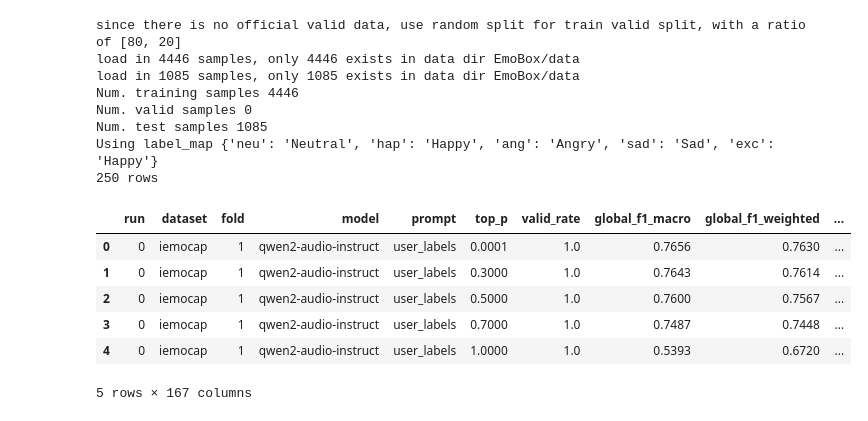
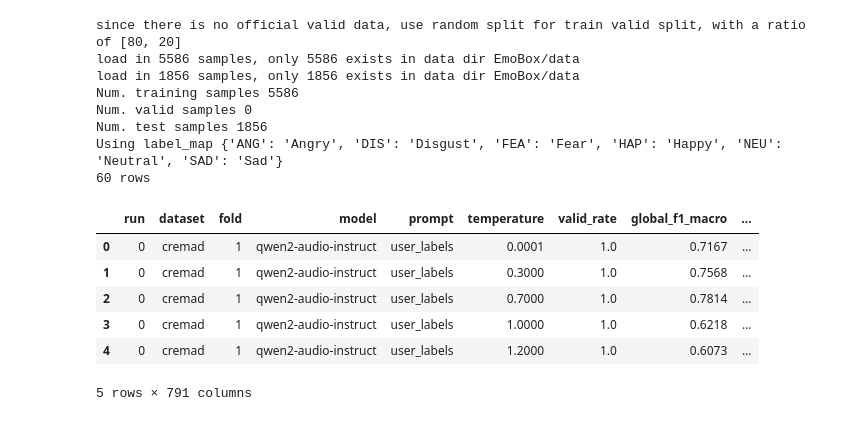
Before and after one commit to links-ads/FairALM-Emotion-Recognition, a Jupyter notebook: notebooks/plot-line-topp-temp.ipynb, the cells around one changed output. Cells and saved outputs as stored; diff of their text form; code cells hidden in the pictures.

```diff
--- a/notebooks/plot-line-topp-temp.ipynb
+++ b/notebooks/plot-line-topp-temp.ipynb
@@ -15,51 +15,51 @@ from mllm_emotion_classifier.utils import (
 )
 from EmoBox.EmoBox import EmoDataset
 # %%
-hparam = 'top_p' # or 'top_p'
+hparam = 'temperature' # or 'top_p'
 assert hparam in ['temperature', 'top_p'], "hparam must be either 'temperature' or 'top_p'"
 
-dataset = 'iemocap'
+dataset = 'cremad'
 fold = None # Set to an integer fold number if needed, else None to aggregate all folds
 sensitive_attr = 'gender' # gender, age, ethnicity, race
 model = 'qwen2-audio-instruct'
 
 metadata_dir = Path('EmoBox/data/')
 dataset_path = metadata_dir / dataset
 n_folds = len([d for d in dataset_path.iterdir() if d.is_dir() and d.name.startswith("fold_")])
 out_dir = Path('outputs') / "temperature_runs" if hparam == 'temperature' else Path('outputs') / "topp_runs"
 
 test = EmoDataset(dataset, './', metadata_dir, fold=1, split="test")
 emotions = set(test.label_map.values())
 
 if fold is None:
     dfs = []
     for f in range(1, n_folds + 1):
         results_csv = out_dir / model / dataset / f'fold_{f}.csv'
         df_fold = pd.read_csv(results_csv)
         dfs.append(df_fold)
     df = pd.concat(dfs, ignore_index=True)
 else:
     results_csv = out_dir / model / dataset / f'fold_{fold}.csv'
     df = pd.read_csv(results_csv)
 
 print(len(df), "rows")
 df.head(5)
 # %% [output]
 since there is no official valid data, use random split for train valid split, with a ratio of [80, 20]
-load in 4446 samples, only 4446 exists in data dir EmoBox/data
-load in 1085 samples, only 1085 exists in data dir EmoBox/data
-Num. training samples 4446
+load in 5586 samples, only 5586 exists in data dir EmoBox/data
+load in 1856 samples, only 1856 exists in data dir EmoBox/data
+Num. training samples 5586
 Num. valid samples 0
-Num. test samples 1085
-Using label_map {'neu': 'Neutral', 'hap': 'Happy', 'ang': 'Angry', 'sad': 'Sad', 'exc': 'Happy'}
-250 rows
+Num. test samples 1856
+Using label_map {'ANG': 'Angry', 'DIS': 'Disgust', 'FEA': 'Fear', 'HAP': 'Happy', 'NEU': 'Neutral', 'SAD': 'Sad'}
+60 rows
-|  | run | dataset | fold | model | prompt | top_p | valid_rate | global_f1_macro | global_f1_weighted | ... |
-| 0 | 0 | iemocap | 1 | qwen2-audio-instruct | user_labels | 0.0001 | 1.0 | 0.7656 | 0.7630 | ... |
-| 1 | 0 | iemocap | 1 | qwen2-audio-instruct | user_labels | 0.3000 | 1.0 | 0.7643 | 0.7614 | ... |
-| 2 | 0 | iemocap | 1 | qwen2-audio-instruct | user_labels | 0.5000 | 1.0 | 0.7600 | 0.7567 | ... |
-| 3 | 0 | iemocap | 1 | qwen2-audio-instruct | user_labels | 0.7000 | 1.0 | 0.7487 | 0.7448 | ... |
-| 4 | 0 | iemocap | 1 | qwen2-audio-instruct | user_labels | 1.0000 | 1.0 | 0.5393 | 0.6720 | ... |
+|  | run | dataset | fold | model | prompt | temperature | valid_rate | global_f1_macro | ... |
+| 0 | 0 | cremad | 1 | qwen2-audio-instruct | user_labels | 0.0001 | 1.0 | 0.7167 | ... |
+| 1 | 0 | cremad | 1 | qwen2-audio-instruct | user_labels | 0.3000 | 1.0 | 0.7568 | ... |
+| 2 | 0 | cremad | 1 | qwen2-audio-instruct | user_labels | 0.7000 | 1.0 | 0.7814 | ... |
+| 3 | 0 | cremad | 1 | qwen2-audio-instruct | user_labels | 1.0000 | 1.0 | 0.6218 | ... |
+| 4 | 0 | cremad | 1 | qwen2-audio-instruct | user_labels | 1.2000 | 1.0 | 0.6073 | ... |
-5 rows × 167 columns
+5 rows × 791 columns
 # %%
 emotions
 # %% [output]
```
Also changed, not shown: parts of 3 cells of this notebook, 3 other files.
